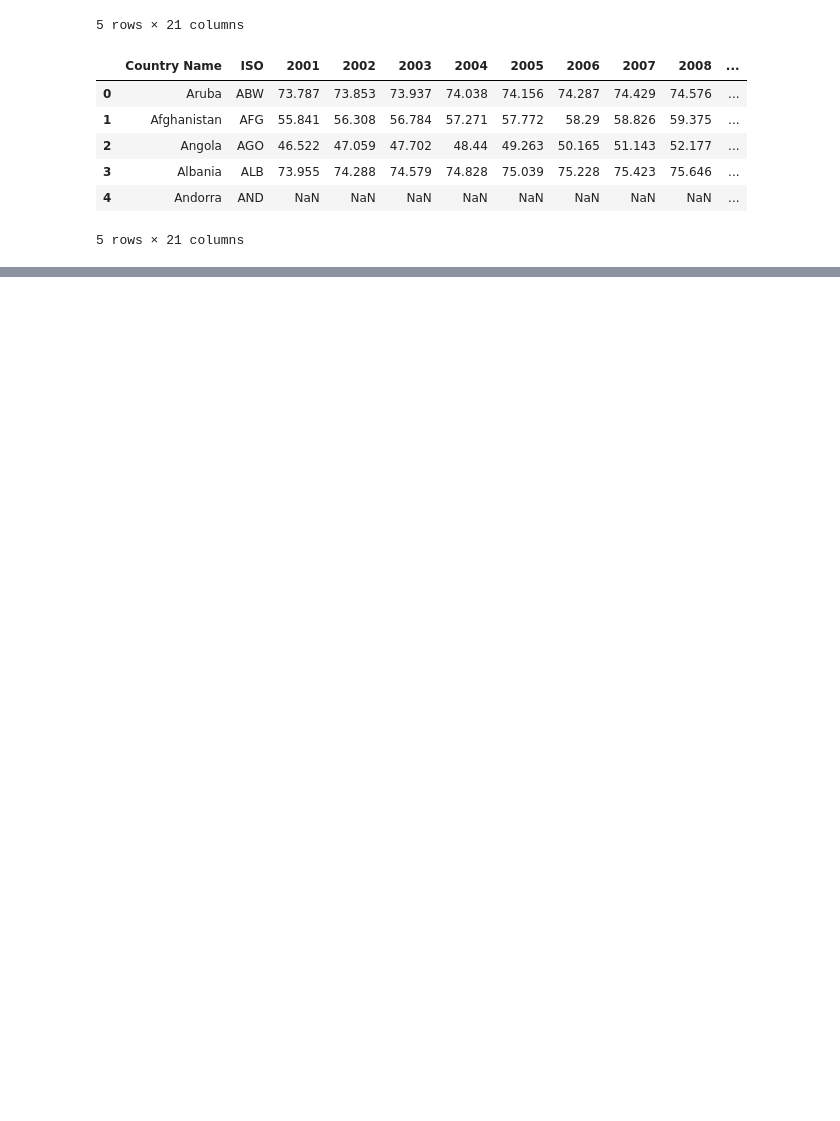
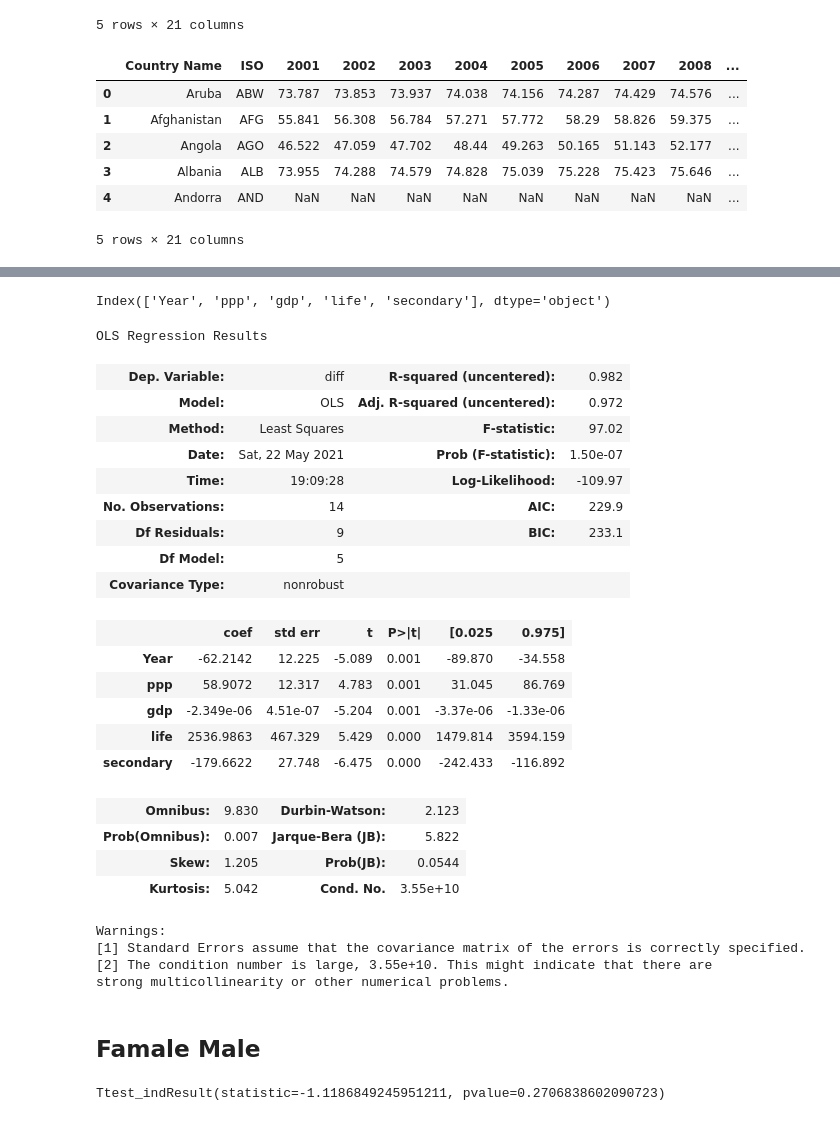
Before and after one commit to yjbae99/orie3120project, a Jupyter notebook: Methods/Untitled.ipynb, the cells around one changed output, grey strips where cells are left out. Cells and saved outputs as stored; diff of their text form; code cells hidden in the pictures; blank space fills up the shorter version.

```diff
--- a/Methods/Untitled.ipynb
+++ b/Methods/Untitled.ipynb
@@ -247,0 +260,33 @@ sm.qqplot(resid, line='45');
+# %%
+#variables that AIC chooses
+afg_model[2]
+# %% [output]
+Index(['Year', 'ppp', 'gdp', 'life', 'secondary'], dtype='object')
+# %%
+#AIC, BEST OLS model of gender diff summary
+afg_model[4].summary()
+# %% [output]
+OLS Regression Results
+| Dep. Variable: | diff | R-squared (uncentered): | 0.982 |
+| Model: | OLS | Adj. R-squared (uncentered): | 0.972 |
+| Method: | Least Squares | F-statistic: | 97.02 |
+| Date: | Sat, 22 May 2021 | Prob (F-statistic): | 1.50e-07 |
+| Time: | 19:09:28 | Log-Likelihood: | -109.97 |
+| No. Observations: | 14 | AIC: | 229.9 |
+| Df Residuals: | 9 | BIC: | 233.1 |
+| Df Model: | 5 |  |  |
+| Covariance Type: | nonrobust |  |  |
+|  | coef | std err | t | P>|t| | [0.025 | 0.975] |
+| Year | -62.2142 | 12.225 | -5.089 | 0.001 | -89.870 | -34.558 |
+| ppp | 58.9072 | 12.317 | 4.783 | 0.001 | 31.045 | 86.769 |
+| gdp | -2.349e-06 | 4.51e-07 | -5.204 | 0.001 | -3.37e-06 | -1.33e-06 |
+| life | 2536.9863 | 467.329 | 5.429 | 0.000 | 1479.814 | 3594.159 |
+| secondary | -179.6622 | 27.748 | -6.475 | 0.000 | -242.433 | -116.892 |
+| Omnibus: | 9.830 | Durbin-Watson: | 2.123 |
+| Prob(Omnibus): | 0.007 | Jarque-Bera (JB): | 5.822 |
+| Skew: | 1.205 | Prob(JB): | 0.0544 |
+| Kurtosis: | 5.042 | Cond. No. | 3.55e+10 |
+Warnings:
+[1] Standard Errors assume that the covariance matrix of the errors is correctly specified.
+[2] The condition number is large, 3.55e+10. This might indicate that there are
+strong multicollinearity or other numerical problems.
@@ -247,0 +295,2 @@ sm.qqplot(resid, line='45');
+# %% [markdown]
+## Famale Male
@@ -247,0 +312,8 @@ sm.qqplot(resid, line='45');
+# %%
+#t test of number of female/male refugees
+female = df['female']
+male = df['male']
+
+ttest_ind(female, male)
+# %% [output]
+Ttest_indResult(statistic=-1.1186849245951211, pvalue=0.2706838602090723)
```
Also changed, not shown: parts of 21 cells of this notebook, 1 other file.
